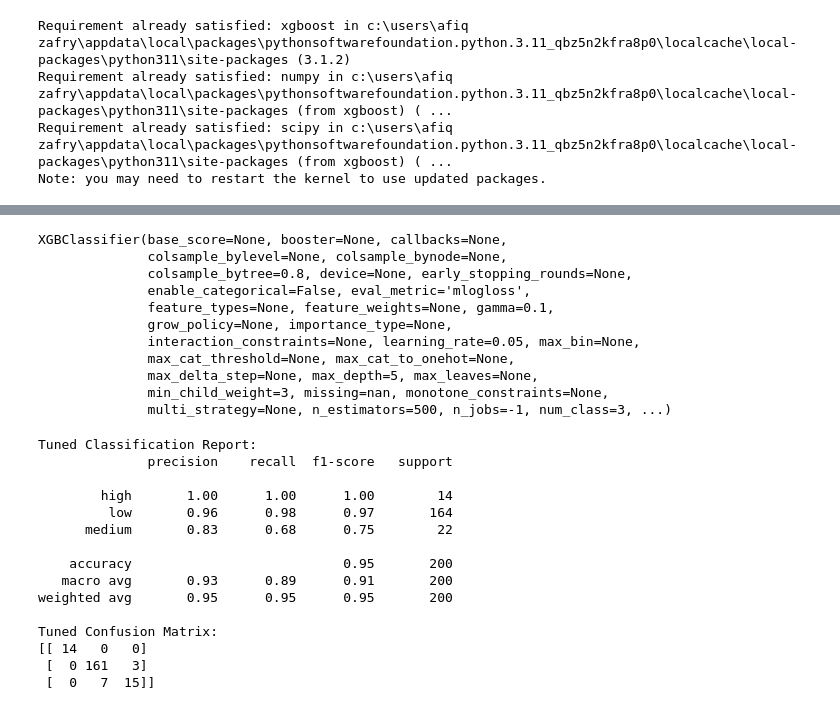
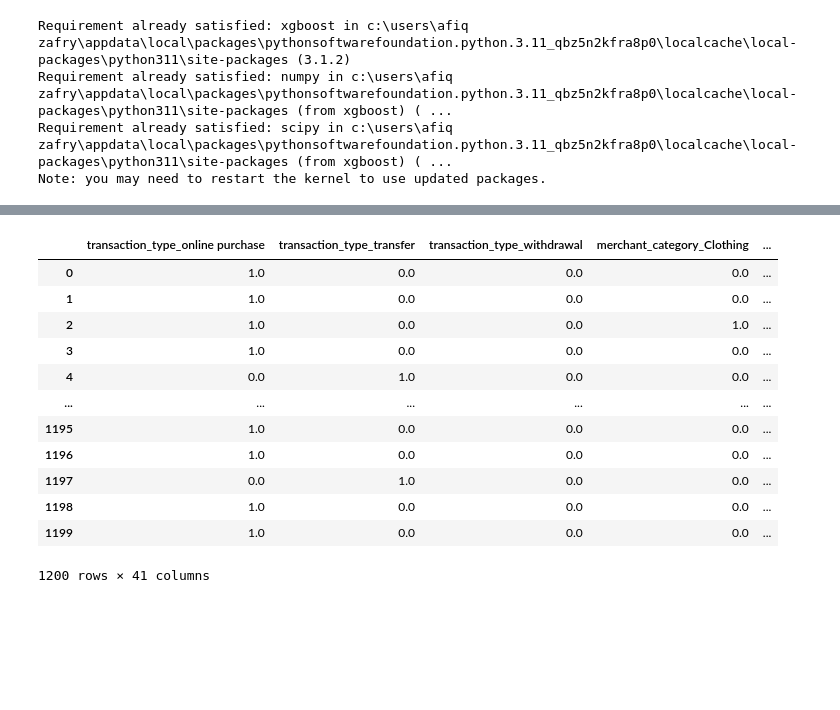
Before and after one commit to tngkuanas/DataMiningProject, a Jupyter notebook: notebooks/Model_B.ipynb, the cells around one changed output, grey strips where cells are left out. Cells and saved outputs as stored; diff of their text form; code cells hidden in the pictures; blank space fills up the shorter version.

```diff
--- a/notebooks/Model_B.ipynb
+++ b/notebooks/Model_B.ipynb
@@ -8,4 +8,4 @@ Note: you may need to restart the kernel to use updated packages.
 # %%
 import pandas as pd
 
-df = pd.read_csv("../data/preprocessed_df.csv")
+df = pd.read_csv("../data/processed/dataset_final.csv")
@@ -124,61 +12,16 @@ Confusion Matrix:
-# %%
-from xgboost import XGBClassifier
-
-xgb_tuned = XGBClassifier(
-    objective="multi:softprob",
-    num_class=3,
-    n_estimators=500,          # more trees
-    learning_rate=0.05,        # slower learning
-    max_depth=5,               # slightly shallower
-    min_child_weight=3,
-    gamma=0.1,
-    subsample=0.8,
-    colsample_bytree=0.8,
-    reg_alpha=0.1,
-    reg_lambda=1.0,
-    eval_metric="mlogloss",
-    random_state=42,
-    n_jobs=-1
-)
-
-xgb_tuned.fit(X_train, y_train)
-# %% [output]
-XGBClassifier(base_score=None, booster=None, callbacks=None,
-              colsample_bylevel=None, colsample_bynode=None,
-              colsample_bytree=0.8, device=None, early_stopping_rounds=None,
-              enable_categorical=False, eval_metric='mlogloss',
-              feature_types=None, feature_weights=None, gamma=0.1,
-              grow_policy=None, importance_type=None,
-              interaction_constraints=None, learning_rate=0.05, max_bin=None,
-              max_cat_threshold=None, max_cat_to_onehot=None,
-              max_delta_step=None, max_depth=5, max_leaves=None,
-              min_child_weight=3, missing=nan, monotone_constraints=None,
-              multi_strategy=None, n_estimators=500, n_jobs=-1, num_class=3, ...)
-# %%
-y_pred_tuned = xgb_tuned.predict(X_test)
-
-print("Tuned Classification Report:")
-print(classification_report(
-    y_test,
-    y_pred_tuned,
-    target_names=label_encoder.classes_
-))
-
-print("Tuned Confusion Matrix:")
-print(confusion_matrix(y_test, y_pred_tuned))
-# %% [output]
-Tuned Classification Report:
-              precision    recall  f1-score   support
-
-        high       1.00      1.00      1.00        14
-         low       0.96      0.98      0.97       164
-      medium       0.83      0.68      0.75        22
-
-    accuracy                           0.95       200
-   macro avg       0.93      0.89      0.91       200
-weighted avg       0.95      0.95      0.95       200
-
-Tuned Confusion Matrix:
-[[ 14   0   0]
- [  0 161   3]
- [  0   7  15]]
+# %%
+df
+# %% [output]
+|  | transaction_type_online purchase | transaction_type_transfer | transaction_type_withdrawal | merchant_category_Clothing | ... |
+| 0 | 1.0 | 0.0 | 0.0 | 0.0 | ... |
+| 1 | 1.0 | 0.0 | 0.0 | 0.0 | ... |
+| 2 | 1.0 | 0.0 | 0.0 | 1.0 | ... |
+| 3 | 1.0 | 0.0 | 0.0 | 0.0 | ... |
+| 4 | 0.0 | 1.0 | 0.0 | 0.0 | ... |
+| ... | ... | ... | ... | ... | ... |
+| 1195 | 1.0 | 0.0 | 0.0 | 0.0 | ... |
+| 1196 | 1.0 | 0.0 | 0.0 | 0.0 | ... |
+| 1197 | 0.0 | 1.0 | 0.0 | 0.0 | ... |
+| 1198 | 1.0 | 0.0 | 0.0 | 0.0 | ... |
+| 1199 | 1.0 | 0.0 | 0.0 | 0.0 | ... |
+1200 rows × 41 columns
```
Also changed, not shown: parts of 19 cells of this notebook.
